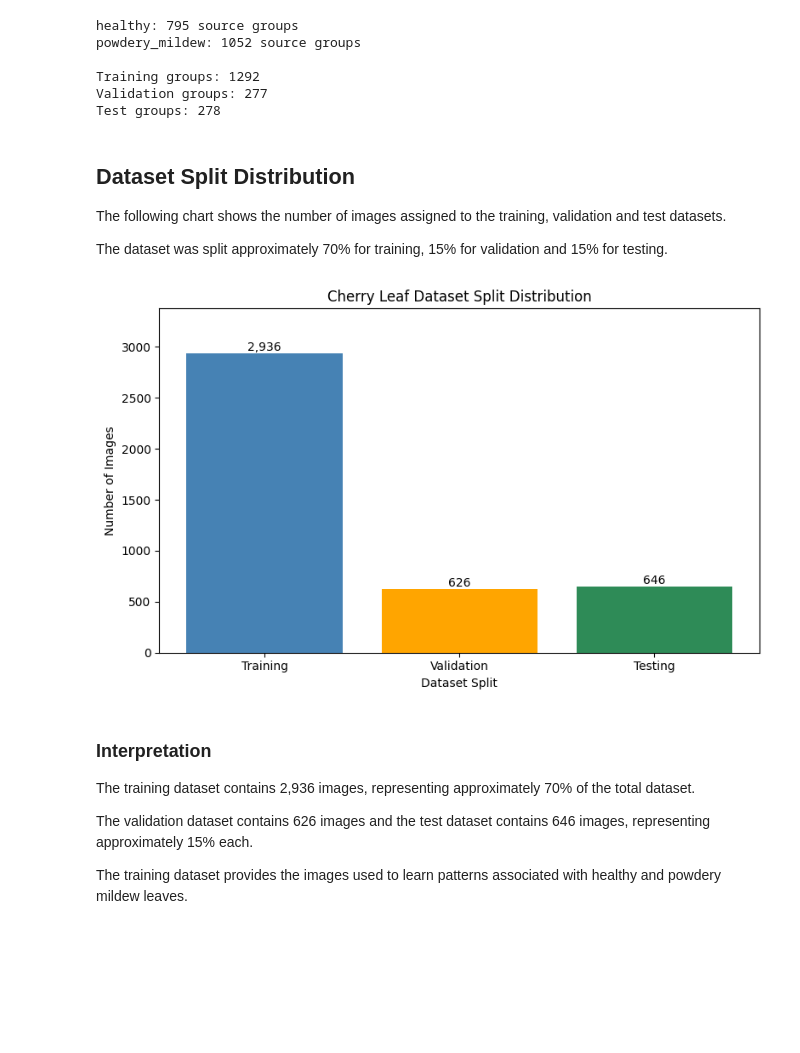
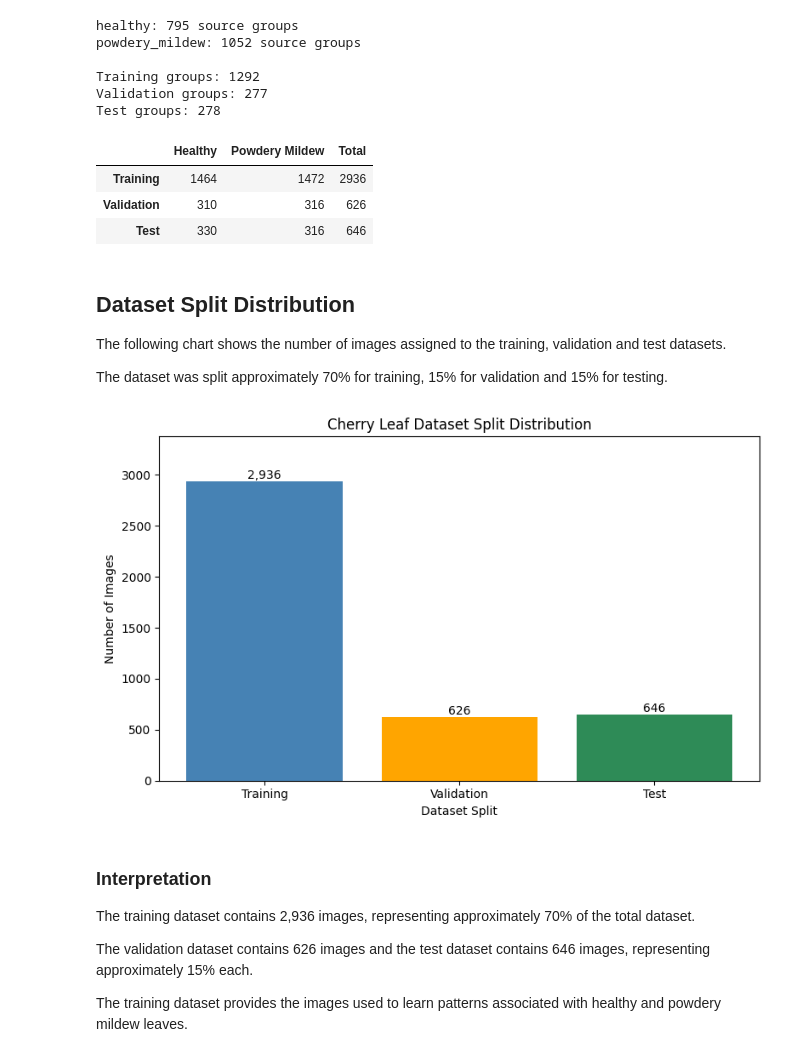
Before and after one commit to YDub12/FInal-Project-01, a Jupyter notebook: jupyter_notebooks/03_data_cleaning.ipynb, the cells around one changed output. Drawn from its saved outputs; the diff is of its cells as text; code cells hidden in the pictures; blank space fills up the shorter version.

```diff
--- a/jupyter_notebooks/03_data_cleaning.ipynb
+++ b/jupyter_notebooks/03_data_cleaning.ipynb
@@ -238,6 +223,40 @@ powdery_mildew: 1052 source groups
 Training groups: 1292
 Validation groups: 277
 Test groups: 278
+# %%
+def count_split_images(groups):
+    counts = {"healthy": 0, "powdery_mildew": 0}
+
+    for group in groups:
+        category = group[0]
+        counts[category] += len(image_groups[group])
+
+    return counts
+
+
+split_summary = {}
+
+for split_name, groups in {
+    "Training": train_groups,
+    "Validation": validation_groups,
+    "Test": test_groups
+}.items():
+    counts = count_split_images(groups)
+
+    split_summary[split_name] = {
+        "Healthy": counts["healthy"],
+        "Powdery Mildew": counts["powdery_mildew"],
+        "Total": sum(counts.values())
+    }
+
+import pandas as pd
+
+pd.DataFrame(split_summary).T
+# %% [output]
+|  | Healthy | Powdery Mildew | Total |
+| Training | 1464 | 1472 | 2936 |
+| Validation | 310 | 316 | 626 |
+| Test | 330 | 316 | 646 |
 # %% [markdown]
 ## Dataset Split Distribution
 
@@ -246,39 +265,39 @@ The following chart shows the number of images assigned to the training, validat
 The dataset was split approximately 70% for training, 15% for validation and 15% for testing.
 # %%
 import matplotlib.pyplot as plt
-%matplotlib inline
 
-# Final image counts from the dataset split
-split_names = ["Training", "Validation", "Testing"]
-split_counts = [2936, 626, 646]
+split_names = ["Training", "Validation", "Test"]
+split_counts = [
+    split_summary[name]["Total"]
+    for name in split_names
+]
 
 plt.figure(figsize=(8, 5))
 
 bars = plt.bar(
     split_names,
     split_counts,
     color=["steelblue", "orange", "seagreen"]
 )
 
 plt.title("Cherry Leaf Dataset Split Distribution")
 plt.xlabel("Dataset Split")
 plt.ylabel("Number of Images")
 
-# Display the count above each bar
 for bar in bars:
     height = bar.get_height()
     plt.text(
         bar.get_x() + bar.get_width() / 2,
         height + 25,
         f"{int(height):,}",
         ha="center"
     )
 
 plt.ylim(0, max(split_counts) * 1.15)
 plt.tight_layout()
 plt.show()
 # %% [output]
-[figure, old version]
+[figure, new version]
 # %% [markdown]
 ### Interpretation
 
```
Also changed, not shown: parts of 13 cells of this notebook.
